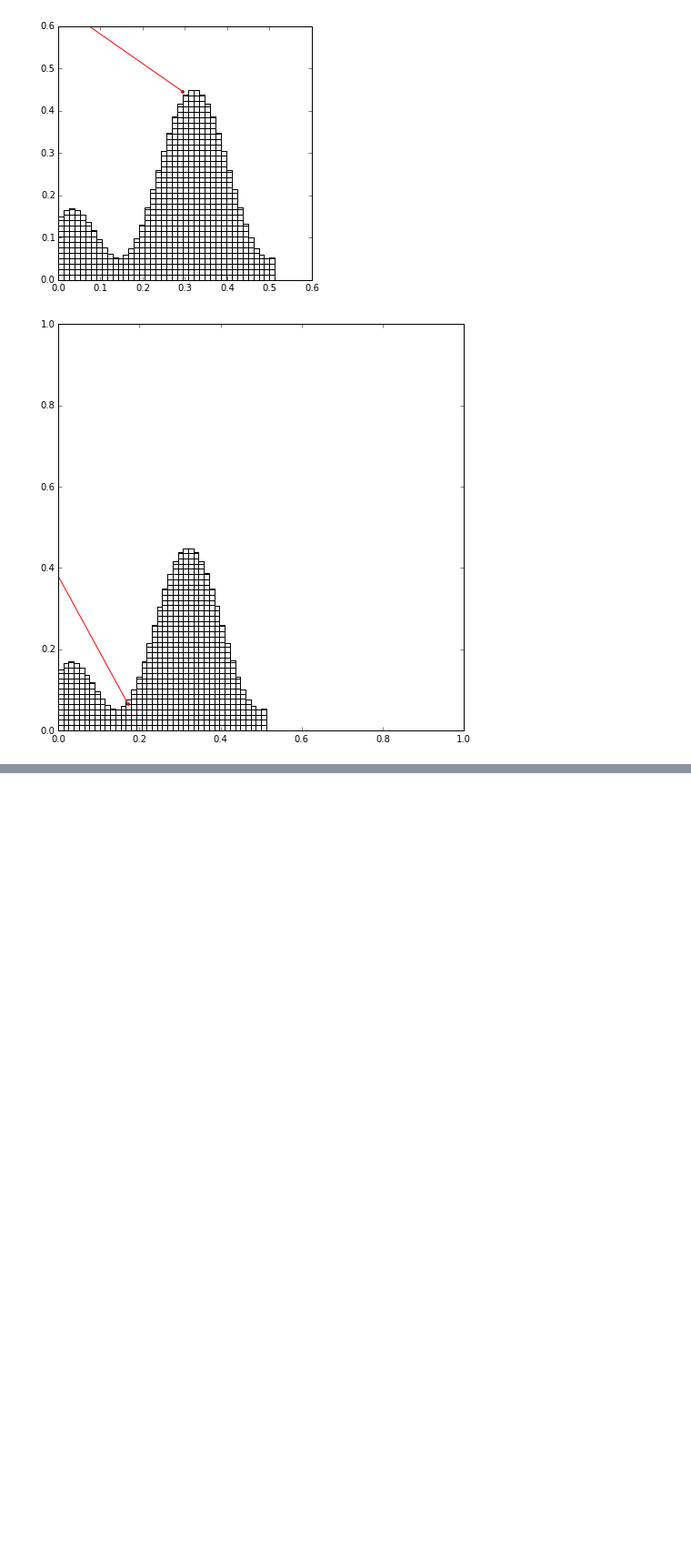
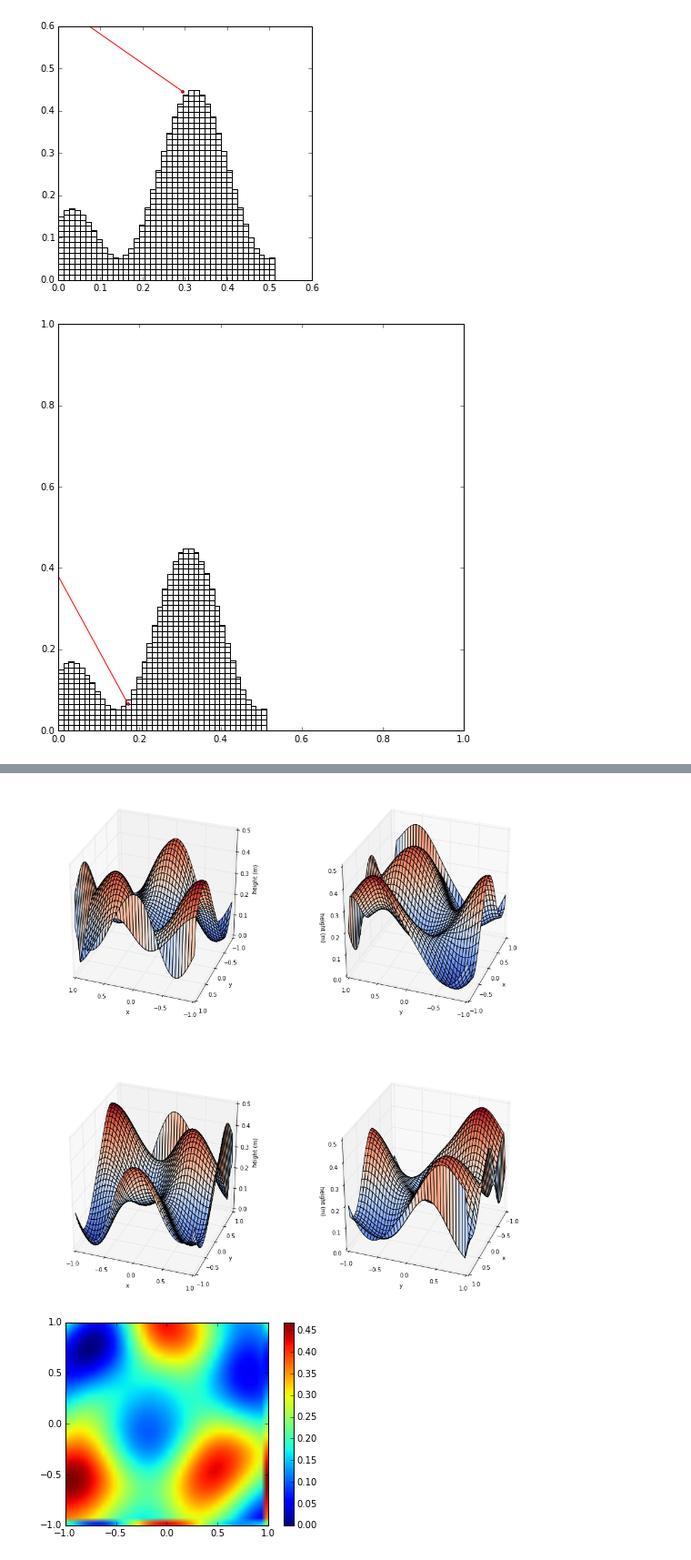
Before and after one commit to exalted/mdwiki-seed, a Jupyter notebook: extra/notebooks/suspension_algorithm1.ipynb, the cells around one changed output, grey strips where cells are left out. Shown at 91% size. Saved outputs shown, nothing was run; the diff lists cells and outputs as text; code cells hidden in the pictures; blank space fills up the shorter version.

```diff
--- a/extra/notebooks/suspension_algorithm1.ipynb
+++ b/extra/notebooks/suspension_algorithm1.ipynb
@@ -124,7 +124,7 @@ plt.show()
 # %%
 def find_theta(height, hmap_x, hmap_y, eps=0.05):
     thetas = np.linspace(0.1, np.pi/2, 1000)
-    dx = hmap_x[1] - hmap_x[0]
+    dx = np.abs(hmap_x[1] - hmap_x[0])
     for th in thetas:
         x = arm_length * np.sin(th)
         i = int(np.floor(x / dx))
@@ -241,9 +241,8 @@ def draw_legs_solution(heightmaps, eps=0.05):
         hmap = heightmaps[i]
         ax = fig.add_subplot(2,2, i+1)
         ax.set_title("leg {} theta: {} ".format(i, np.rad2deg(thetas[i])))
+        ax.set_ylabel("height (m)")
         ax.axis([0, 0.6, 0, 0.6])
         draw_heightmap(ax, hmap[0], hmap[1])
         if sol_found > 0:
             draw_leg(height, thetas[i])
-heightmaps = [gen_rand_heightmap() for i in range(0, 4)]
-draw_legs_solution(heightmaps, eps=0.01)
@@ -251,0 +285,36 @@ draw_legs_solution(heightmaps, eps=0.01)
+# %%
+def get_terrain_heightmaps_1d(heighmap3d, sample=50):
+    # sample the 3d map where the 4 rover's leg can located
+    hspace = 0.7
+    vspace = 0.6
+    leg_params = [
+    #      x_rel ,         y_rel,   direction
+          (hspace/2, vspace/2, 1),
+          (-hspace/2, vspace/2, 1),
+          (hspace/2, -vspace/2, -1),
+          (-hspace/2, -vspace/2, -1),
+                 ]
+    hmap_2d = []
+    for par in leg_params:
+        begin = ( par[0], par[1])
+        end = (par[0], par[1]+0.5*par[2])
+        x =  np.repeat(begin[0], sample)
+        y = np.linspace(begin[1], end[1], sample)
+        dx = heightmap3d[0][0][1] -  heightmap3d[0][0][0]
+        dy = dx
+        mx = np.round(x/dx).astype(int)
+        my = np.round(y/dy).astype(int)
+        heightmapz = np.zeros(my.size)
+        for i in range(0, my.size):
+            heightmapz[i] = heightmap3d[2][mx[i]][my[i]]
+        hmap_2d.append ((y, heightmapz))
+    return hmap_2d
+# %%
+heightmap3d = create_map(octave=1, persistence=1, lacunarity=2, z_scale=0.25)
+plot_3d_rand_map(heightmap3d)
+plot_3d_rand_map_2d(heightmap3d)
+heightmaps = get_terrain_heightmaps_1d(heightmap3d)
+draw_legs_solution(heightmaps, eps=0.01)
+# %% [output]
+[figure, added]
+[figure, added]
```
Also changed, not shown: parts of 11 cells of this notebook.
